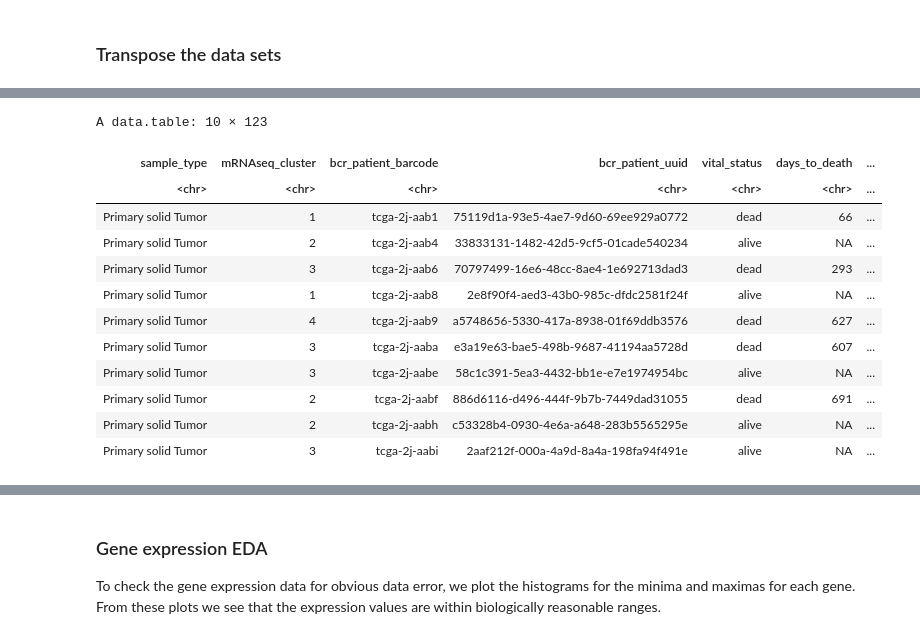
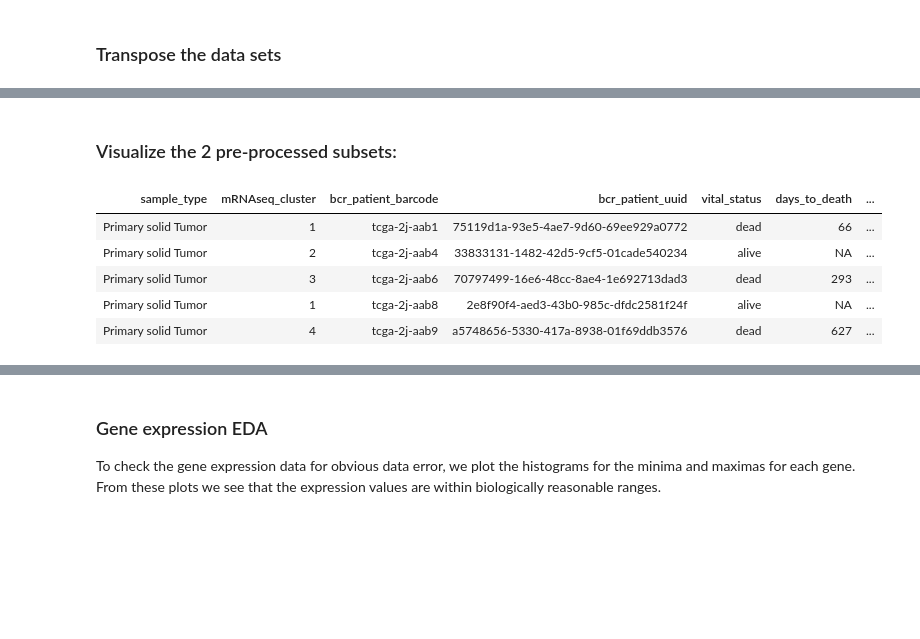
Before and after one commit to markmartorilopez/BigDataAnalytics_R, a Jupyter notebook: BigDataAnalytics_Project2021.ipynb, the cells around one changed output, grey strips where cells are left out. Saved outputs shown, nothing was run; the diff lists cells and outputs as text; code cells hidden in the pictures; blank space fills up the shorter version.

```diff
--- a/BigDataAnalytics_Project2021.ipynb
+++ b/BigDataAnalytics_Project2021.ipynb
@@ -180,16 +165,11 @@ FALSE  TRUE
+# %% [markdown]
+### Visualize the 2 pre-processed subsets:
 # %%
-head(t_patient_data,10)
+head(t_patient_data,5)
 # %% [output]
-A data.table: 10 × 123
 | sample_type | mRNAseq_cluster | bcr_patient_barcode | bcr_patient_uuid | vital_status | days_to_death | ... |
-| <chr> | <chr> | <chr> | <chr> | <chr> | <chr> | ... |
 | Primary solid Tumor | 1 | tcga-2j-aab1 | 75119d1a-93e5-4ae7-9d60-69ee929a0772 | dead | 66 | ... |
 | Primary solid Tumor | 2 | tcga-2j-aab4 | 33833131-1482-42d5-9cf5-01cade540234 | alive | NA | ... |
 | Primary solid Tumor | 3 | tcga-2j-aab6 | 70797499-16e6-48cc-8ae4-1e692713dad3 | dead | 293 | ... |
 | Primary solid Tumor | 1 | tcga-2j-aab8 | 2e8f90f4-aed3-43b0-985c-dfdc2581f24f | alive | NA | ... |
 | Primary solid Tumor | 4 | tcga-2j-aab9 | a5748656-5330-417a-8938-01f69ddb3576 | dead | 627 | ... |
-| Primary solid Tumor | 3 | tcga-2j-aaba | e3a19e63-bae5-498b-9687-41194aa5728d | dead | 607 | ... |
-| Primary solid Tumor | 3 | tcga-2j-aabe | 58c1c391-5ea3-4432-bb1e-e7e1974954bc | alive | NA | ... |
-| Primary solid Tumor | 2 | tcga-2j-aabf | 886d6116-d496-444f-9b7b-7449dad31055 | dead | 691 | ... |
-| Primary solid Tumor | 2 | tcga-2j-aabh | c53328b4-0930-4e6a-a648-283b5565295e | alive | NA | ... |
-| Primary solid Tumor | 3 | tcga-2j-aabi | 2aaf212f-000a-4a9d-8a4a-198fa94f491e | alive | NA | ... |
```
Also changed, not shown: parts of 23 cells of this notebook.
